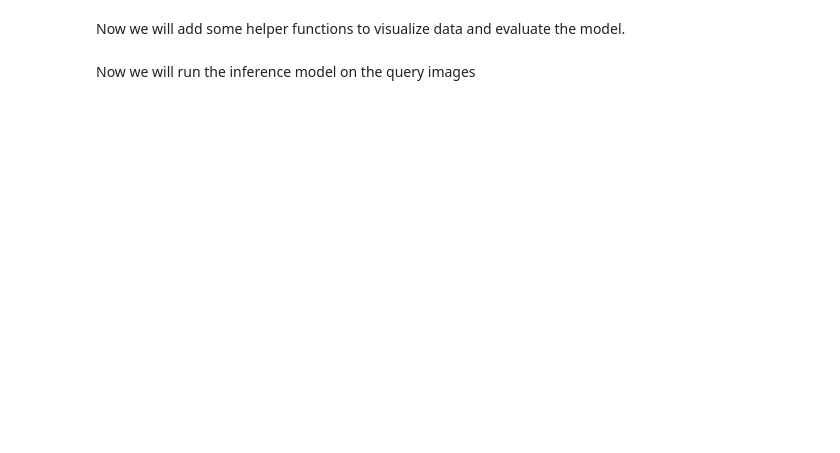
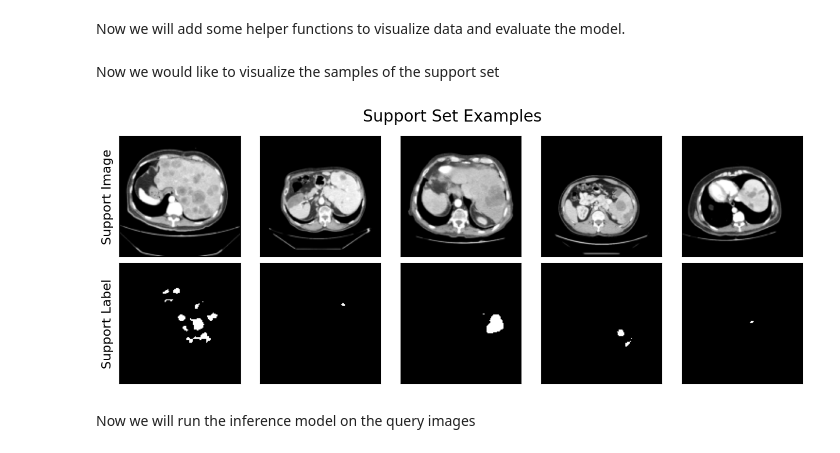
Before and after one commit to alinaryabtsev/FewShotLearning, a Jupyter notebook: test_modules/universeg_test.ipynb, the cells around one changed output. Cells and saved outputs as stored; diff of their text form; code cells hidden in the pictures; blank space fills up the shorter version.

```diff
--- a/test_modules/universeg_test.ipynb
+++ b/test_modules/universeg_test.ipynb
@@ -80,3 +115,15 @@ def dice_score(y_pred: torch.Tensor, y_true: torch.Tensor) -> float:
+# %% [markdown]
+Now we would like to visualize the samples of the support set
+# %%
+rng = range(95,100)
+support_images, support_labels = [d_support[i][0] for i in rng], [d_support[i][1] for i in rng]
+n_viz = 5
+visualize_tensors({
+    'Support Image': support_images[:n_viz],
+    'Support Label': support_labels[:n_viz],
+}, col_wrap=5, title='Support Set Examples')
+# %% [output]
+[figure, added]
 # %% [markdown]
 Now we will run the inference model on the query images
 # %%
```
Also changed, not shown: parts of 39 cells of this notebook.
